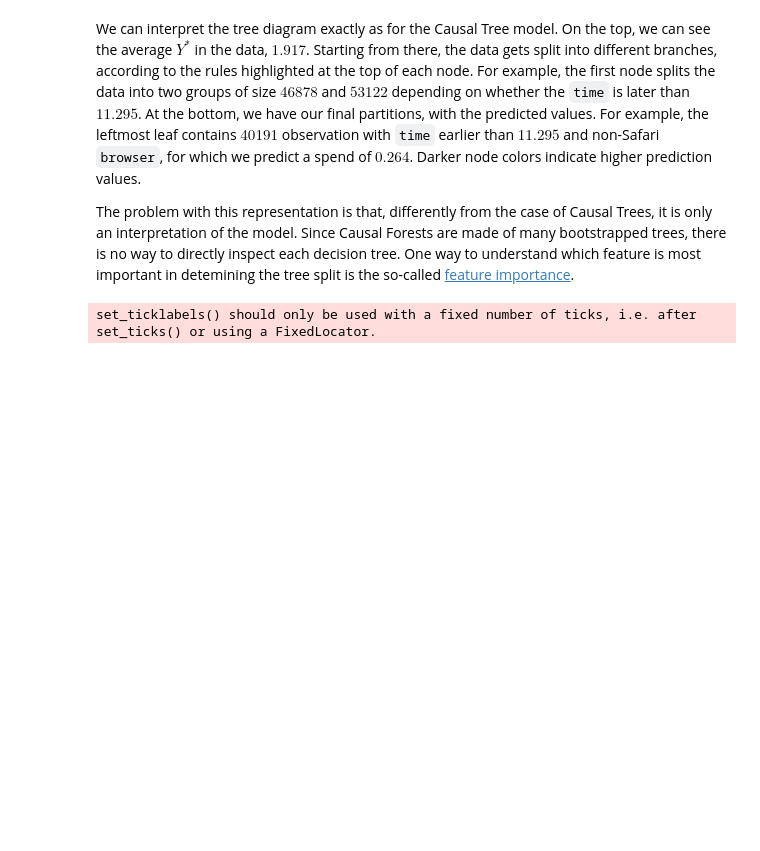
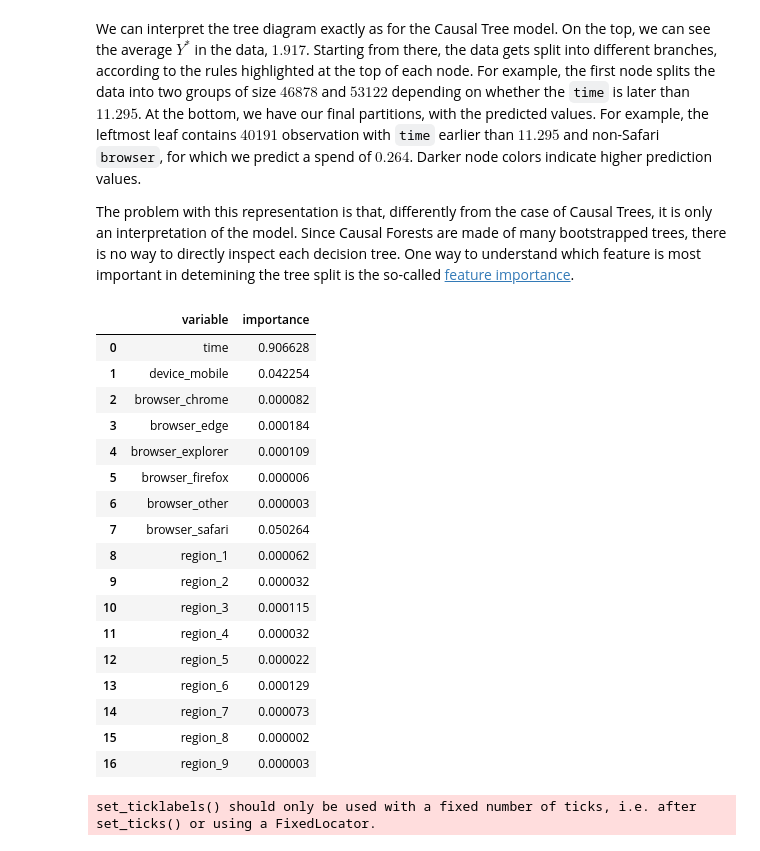
Before and after one commit to d2cml-ai/CausalAI-Course, a Jupyter notebook: Labs/PD/PD11/python.ipynb, the cells around one changed output. Cells and saved outputs as stored; diff of their text form; code cells hidden in the pictures; blank space fills up the shorter version.

```diff
--- a/Labs/PD/PD11/python.ipynb
+++ b/Labs/PD/PD11/python.ipynb
@@ -231,6 +231,27 @@ intrp.plot(feature_names=X, fontsize=12)
 We can interpret the tree diagram exactly as for the Causal Tree model. On the top, we can see the average $Y^*$ in the data, $1.917$. Starting from there, the data gets split into different branches, according to the rules highlighted at the top of each node. For example, the first node splits the data into two groups of size $46878$ and $53122$ depending on whether the `time` is later than $11.295$. At the bottom, we have our final partitions, with the predicted values. For example, the leftmost leaf contains $40191$ observation with `time` earlier than $11.295$ and non-Safari `browser`, for which we predict a spend of $0.264$. Darker node colors indicate higher prediction values.
 
 The problem with this representation is that, differently from the case of Causal Trees, it is only an interpretation of the model. Since Causal Forests are made of many bootstrapped trees, there is no way to directly inspect each decision tree. One way to understand which feature is most important in detemining the tree split is the so-called [feature importance](https://scikit-learn.org/stable/auto_examples/ensemble/plot_forest_importances.html).
+# %%
+pd.DataFrame({"variable": X, "importance": forest_model.feature_importances()})
+# %% [output]
+|  | variable | importance |
+| 0 | time | 0.906628 |
+| 1 | device_mobile | 0.042254 |
+| 2 | browser_chrome | 0.000082 |
+| 3 | browser_edge | 0.000184 |
+| 4 | browser_explorer | 0.000109 |
+| 5 | browser_firefox | 0.000006 |
+| 6 | browser_other | 0.000003 |
+| 7 | browser_safari | 0.050264 |
+| 8 | region_1 | 0.000062 |
+| 9 | region_2 | 0.000032 |
+| 10 | region_3 | 0.000115 |
+| 11 | region_4 | 0.000032 |
+| 12 | region_5 | 0.000022 |
+| 13 | region_6 | 0.000129 |
+| 14 | region_7 | 0.000073 |
+| 15 | region_8 | 0.000002 |
+| 16 | region_9 | 0.000003 |
 # %%
 fig, ax = plt.subplots()
 sns.barplot(x=X, y=forest_model.feature_importances(), color='C0').set(
```
Also changed, not shown: parts of 1 cell of this notebook, 1 other file.
